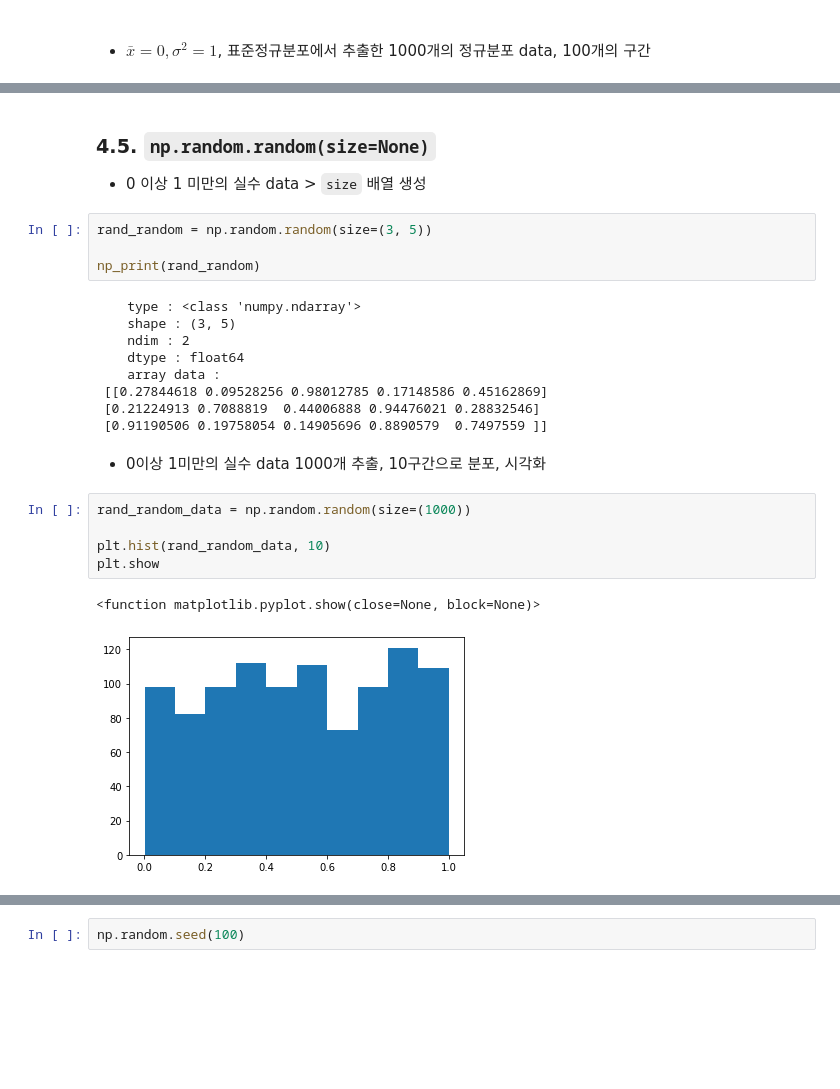
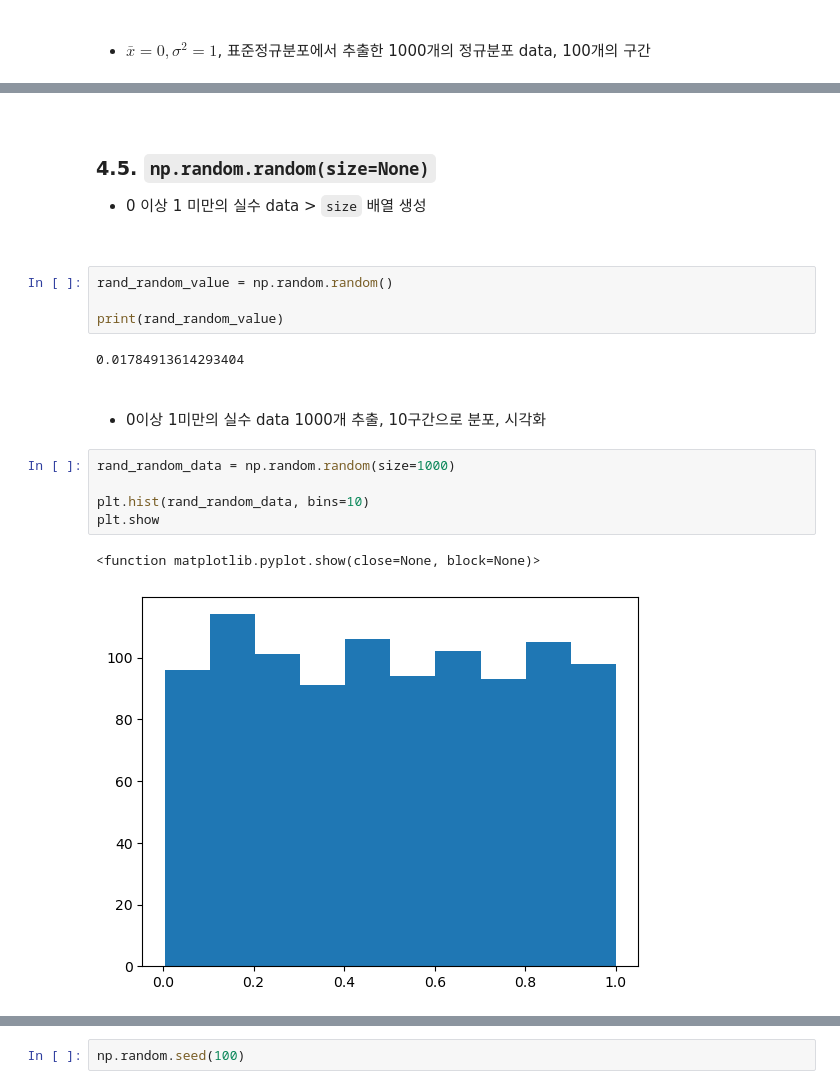
Before and after one commit to dev-EthanJ/Numpy_and_Pandas, a Jupyter notebook: 20221018_1_Basic_Numpy.ipynb, the cells around one changed output, grey strips where cells are left out. Drawn from its saved outputs; the diff is of its cells as text; blank space fills up the shorter version.

Commit message:
Basic Numpy

```diff
--- a/20221018_1_Basic_Numpy.ipynb
+++ b/20221018_1_Basic_Numpy.ipynb
@@ -1075,30 +1094,29 @@ plt.show
 # %% [markdown]
+<br>
+
 ### 4.5. `np.random.random(size=None)`
 
 - 0 이상 1 미만의 실수 data > `size` 배열 생성
+
+<br>
 # %%
-rand_random = np.random.random(size=(3, 5))
+rand_random_value = np.random.random()
 
-np_print(rand_random)
+print(rand_random_value)
 # %% [output]
-    type : <class 'numpy.ndarray'>
-    shape : (3, 5)
-    ndim : 2
-    dtype : float64
-    array data :
- [[0.27844618 0.09528256 0.98012785 0.17148586 0.45162869]
- [0.21224913 0.7088819  0.44006888 0.94476021 0.28832546]
- [0.91190506 0.19758054 0.14905696 0.8890579  0.7497559 ]]
+0.01784913614293404
 # %% [markdown]
+<br>
+
 - 0이상 1미만의 실수 data 1000개 추출, 10구간으로 분포, 시각화
 # %%
-rand_random_data = np.random.random(size=(1000))
+rand_random_data = np.random.random(size=1000)
 
-plt.hist(rand_random_data, 10)
+plt.hist(rand_random_data, bins=10)
 plt.show
 # %% [output]
 <function matplotlib.pyplot.show(close=None, block=None)>
-[figure, old version]
+[figure, new version]
 # %% [markdown]
 <br>
 
```
Also changed, not shown: parts of 112 cells of this notebook, 32 other files.
